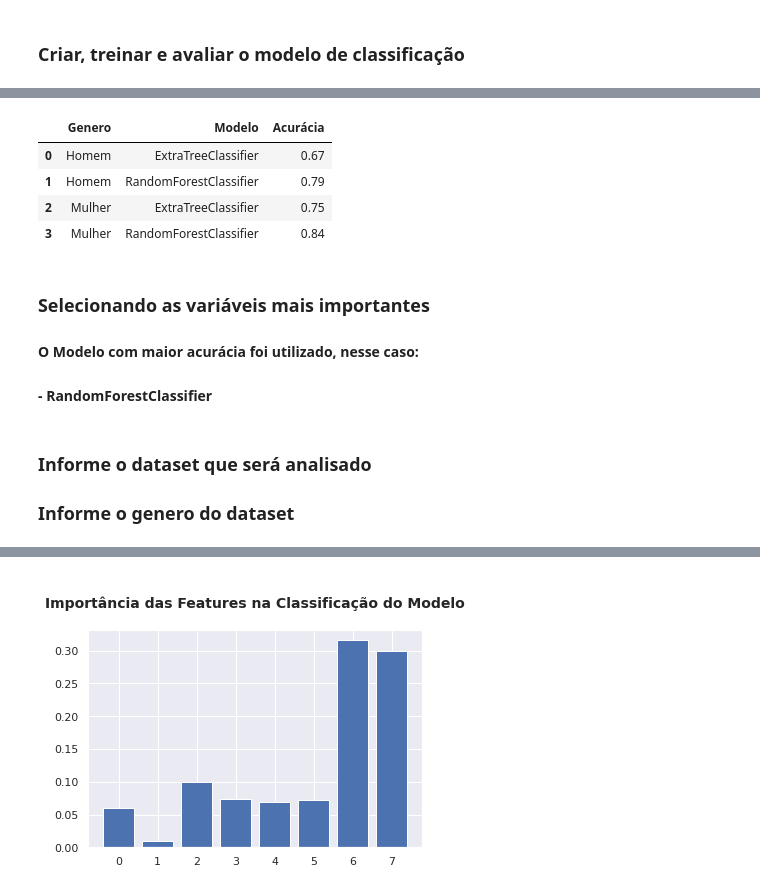
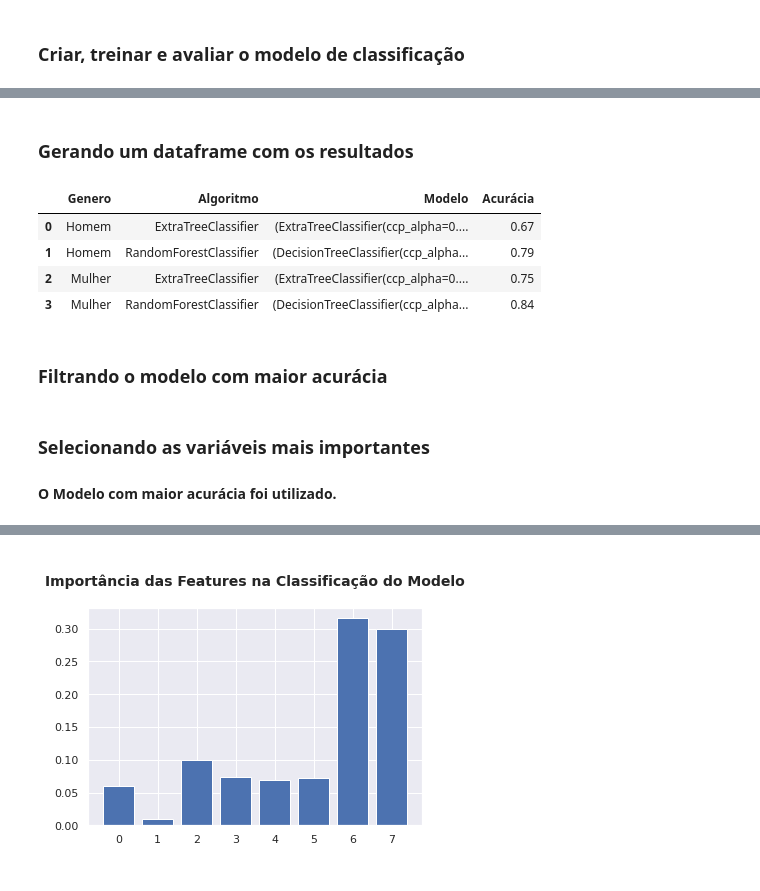
Before and after one commit to silviolima07/Kaggle, a Jupyter notebook: Pressao_Sanguinea.ipynb, the cells around one changed output, grey strips where cells are left out. Drawn from its saved outputs; the diff is of its cells as text; code cells hidden in the pictures.

```diff
--- a/Pressao_Sanguinea.ipynb
+++ b/Pressao_Sanguinea.ipynb
@@ -97,8 +97,9 @@ def criar_model(genero,df):
   X_train, X_test, y_train, y_test = train_test_split(X, y, random_state=0)
 
   for i in range(len(lista_algoritmo)):
-    modelo[i].fit(X_train, y_train)
-    score = modelo[i].score(X_test, y_test)
-    pred.append([genero,lista_algoritmo[i], score])
+    lista_modelo[i].fit(X_train, y_train)
+    score = lista_modelo[i].score(X_test, y_test)
+    pred.append([genero,lista_algoritmo[i], lista_modelo[i],score])
+  print("ok - done")
   return pred
 # %%
@@ -552,18 +572,25 @@ out_mulher
+# %% [markdown]
+### Gerando um dataframe com os resultados
 # %%
 data = { 'Genero': [out_homem[0][0], out_homem[1][0],
                    out_mulher[0][0], out_mulher[1][0]],
 
-        'Modelo':  [out_homem[0][1], out_homem[1][1],
+        'Algoritmo':  [out_homem[0][1], out_homem[1][1],
                    out_mulher[0][1], out_mulher[1][1]],
 
-        'Acurácia': [out_homem[0][2], out_homem[1][2],
-                    out_mulher[0][2], out_mulher[1][2]]}
+        'Modelo':  [out_homem[0][2], out_homem[1][2],
+                   out_mulher[0][2], out_mulher[1][2]],
 
-df_scores = pd.DataFrame(data, columns=['Genero','Modelo', 'Acurácia'])
+        'Acurácia': [out_homem[0][3], out_homem[1][3],
+                    out_mulher[0][3], out_mulher[1][3]]}
+
+df_scores = pd.DataFrame(data, columns=['Genero','Algoritmo','Modelo', 'Acurácia'])
 df_scores
 # %% [output]
-|  | Genero | Modelo | Acurácia |
-| 0 | Homem | ExtraTreeClassifier | 0.67 |
-| 1 | Homem | RandomForestClassifier | 0.79 |
-| 2 | Mulher | ExtraTreeClassifier | 0.75 |
-| 3 | Mulher | RandomForestClassifier | 0.84 |
+|  | Genero | Algoritmo | Modelo | Acurácia |
+| 0 | Homem | ExtraTreeClassifier | (ExtraTreeClassifier(ccp_alpha=0.... | 0.67 |
+| 1 | Homem | RandomForestClassifier | (DecisionTreeClassifier(ccp_alpha... | 0.79 |
+| 2 | Mulher | ExtraTreeClassifier | (ExtraTreeClassifier(ccp_alpha=0.... | 0.75 |
+| 3 | Mulher | RandomForestClassifier | (DecisionTreeClassifier(ccp_alpha... | 0.84 |
+# %% [markdown]
+### Filtrando o modelo com maior acurácia
@@ -570,7 +609,3 @@ df_scores
 # %% [markdown]
 ### Selecionando as variáveis mais importantes
-#### O Modelo com maior acurácia foi utilizado, nesse caso:
-#### - RandomForestClassifier
+#### O Modelo com maior acurácia foi utilizado.
-# %% [markdown]
-### Informe o dataset que será analisado
-### Informe o genero do dataset
```
Also changed, not shown: parts of 26 cells of this notebook.
